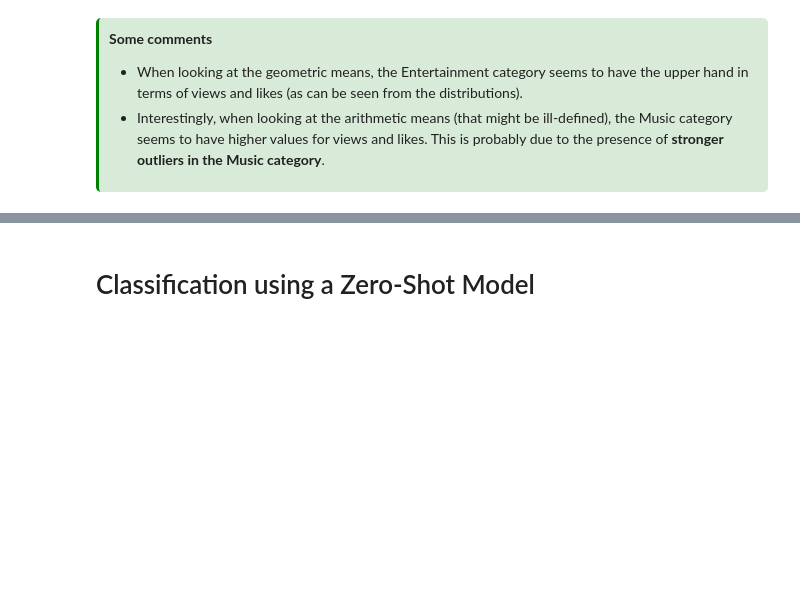
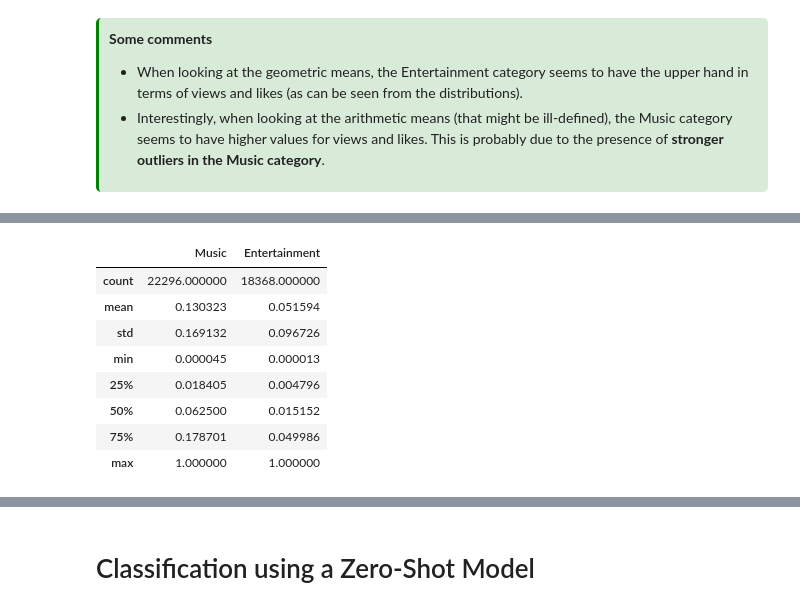
Before and after one commit to epfl-ada/ada-2024-project-tropicaltoucansinsight, a Jupyter notebook: collaborations.ipynb, the cells around one changed output, grey strips where cells are left out. Saved outputs shown, nothing was run; the diff lists cells and outputs as text; code cells hidden in the pictures; blank space fills up the shorter version.

```diff
--- a/collaborations.ipynb
+++ b/collaborations.ipynb
@@ -361,0 +368,17 @@ Quelques idées en vrac:
+# %%
+combined_desc = pd.DataFrame({
+    'Music': df_colab_ratio[df_colab_ratio['categories'] == 'Music']['colab_ratio'].describe(),
+    'Entertainment': df_colab_ratio[df_colab_ratio['categories'] == 'Entertainment']['colab_ratio'].describe()
+})
+
+combined_desc
+# %% [output]
+|  | Music | Entertainment |
+| count | 22296.000000 | 18368.000000 |
+| mean | 0.130323 | 0.051594 |
+| std | 0.169132 | 0.096726 |
+| min | 0.000045 | 0.000013 |
+| 25% | 0.018405 | 0.004796 |
+| 50% | 0.062500 | 0.015152 |
+| 75% | 0.178701 | 0.049986 |
+| max | 1.000000 | 1.000000 |
```
Also changed, not shown: parts of 22 cells of this notebook, 1 other file.
